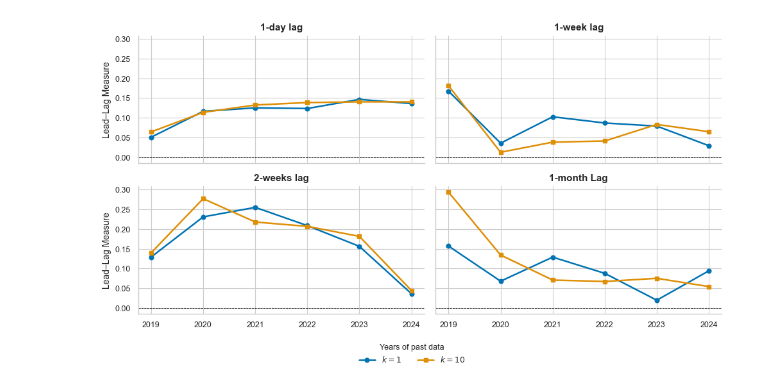
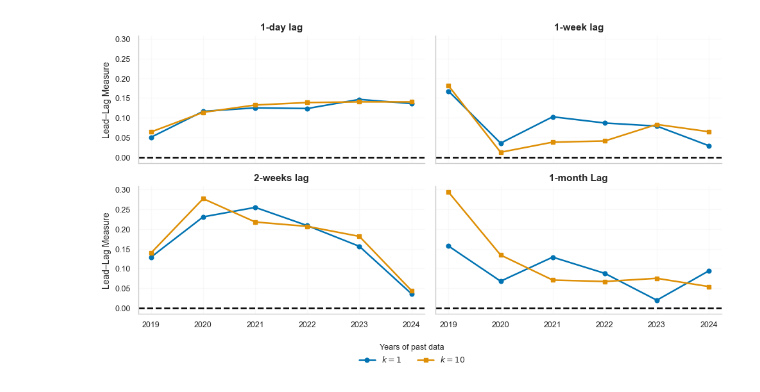
Before and after one commit to gustavoroque97/paper-financial-graph, a Jupyter notebook: code/leadlag_time_analysis/time_analysis.ipynb, the cells around one changed output. Drawn from its saved outputs; the diff is of its cells as text; code cells hidden in the pictures.

```diff
--- a/code/leadlag_time_analysis/time_analysis.ipynb
+++ b/code/leadlag_time_analysis/time_analysis.ipynb
@@ -57,33 +57,35 @@ for i, (ax, (col_cp, col_ls, title)) in enumerate(zip(axes_flat, panels)):
 
     ax.set_title(title, fontsize=11, fontweight="bold", pad=6)
     ax.tick_params(axis="both", labelsize=9)
-    ax.axhline(0, color="black", linewidth=0.6, linestyle="--")
+    ax.axhline(0, color="black", linewidth=1.8, linestyle="--")
     ax.set_xlabel("")
 
     # ✦ Only left-column panels get a y-label
     if i % 2 == 0:
         ax.set_ylabel("Lead–Lag Measure", fontsize=10)
     else:
         ax.set_ylabel("")
+
+    ax.grid(alpha=0.1)
 
 # -------- Single shared legend below all panels --------
 handles = [l1, l2]
 fig.legend(
     handles,
     [h.get_label() for h in handles],
     loc="lower center",
     ncol=2,
     frameon=False,
     fontsize=9,
     title="Years of past data",
     title_fontsize=9,
     bbox_to_anchor=(0.5, -0.02),
 )
 
 # -------- Final polish --------
 sns.despine(fig=fig)
 plt.tight_layout(rect=[0, 0.07, 1, 1])
 plt.savefig(f"../../figures/leadlag_over_time.png", dpi=300)
 plt.show()
 # %% [output]
-[figure, old version]
+[figure, new version]
```
Also changed, not shown: parts of 2 cells of this notebook, 29 other files.
